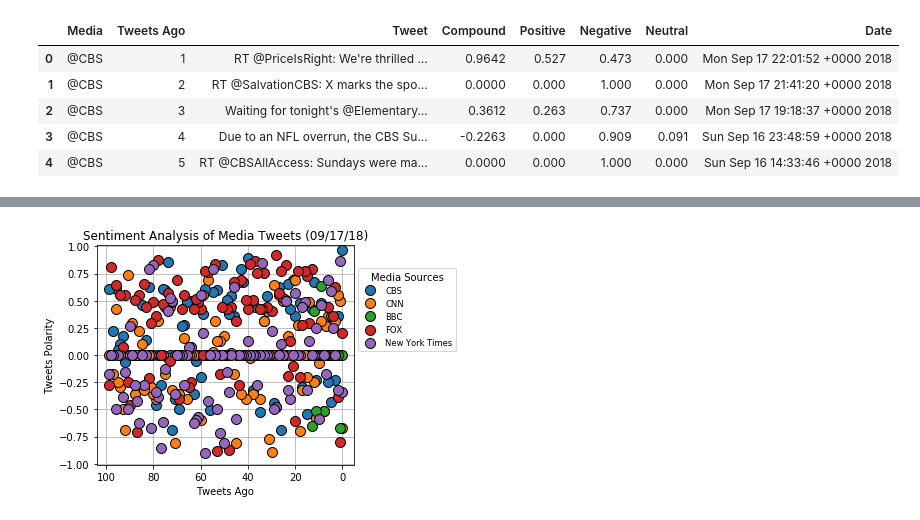
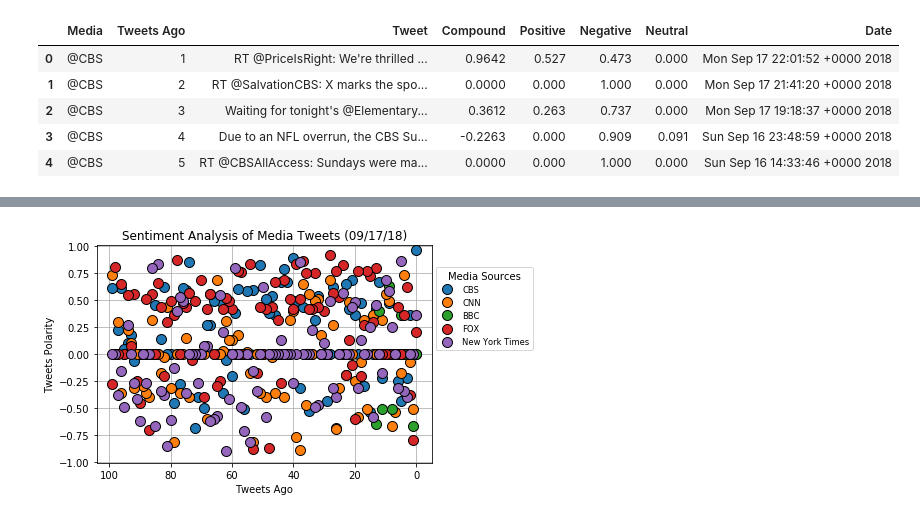
Before and after one commit to drishtiyadav/UCI-Data-Analytics, a Jupyter notebook: 07-Social Analytics - News Mood/News Mood.ipynb, the cells around one changed output, grey strips where cells are left out. Saved outputs shown, nothing was run; the diff lists cells and outputs as text; code cells hidden in the pictures.

```diff
--- a/07-Social Analytics - News Mood/News Mood.ipynb
+++ b/07-Social Analytics - News Mood/News Mood.ipynb
@@ -101,20 +101,26 @@ now = datetime.now()
 now = now.strftime("%m/%d/%y")
 # %%
 # Scatter Plot of sentiments of all the tweets
+
 x_axis = np.arange(100)
+
 plt.plot(x_axis, sentiments_pivot, marker = "o", markersize=10, linewidth=0, markeredgecolor="black")
+
 plt.title(f"Sentiment Analysis of Media Tweets ({now})")
 plt.xlabel("Tweets Ago")
 plt.ylabel("Tweets Polarity")
 plt.xlim([x_axis.max()+5,x_axis.min()-5])
 plt.ylim([-1.01,1.01])
 plt.legend(media_names, loc='lower left', bbox_to_anchor=(1.0, 0.5), title ="Media Sources", fontsize = "small")
 plt.grid()
+
+# Save the Graph
 plt.savefig("Output/Sentiment Analysis of Media Tweets.png", bbox_inches='tight')
-plt.tight_layout()
+
+#Display Graph
 plt.show()
 # %% [output]
-[figure, old version]
+[figure, new version]
 # %%
 # Calculate mean Compound scores and store into DataFrame
 mean_sentiments = sentiments_pd.groupby(['Media'], sort=True)['Compound'].mean().round(3)
```
Also changed, not shown: parts of 3 cells of this notebook, 4 other files.
